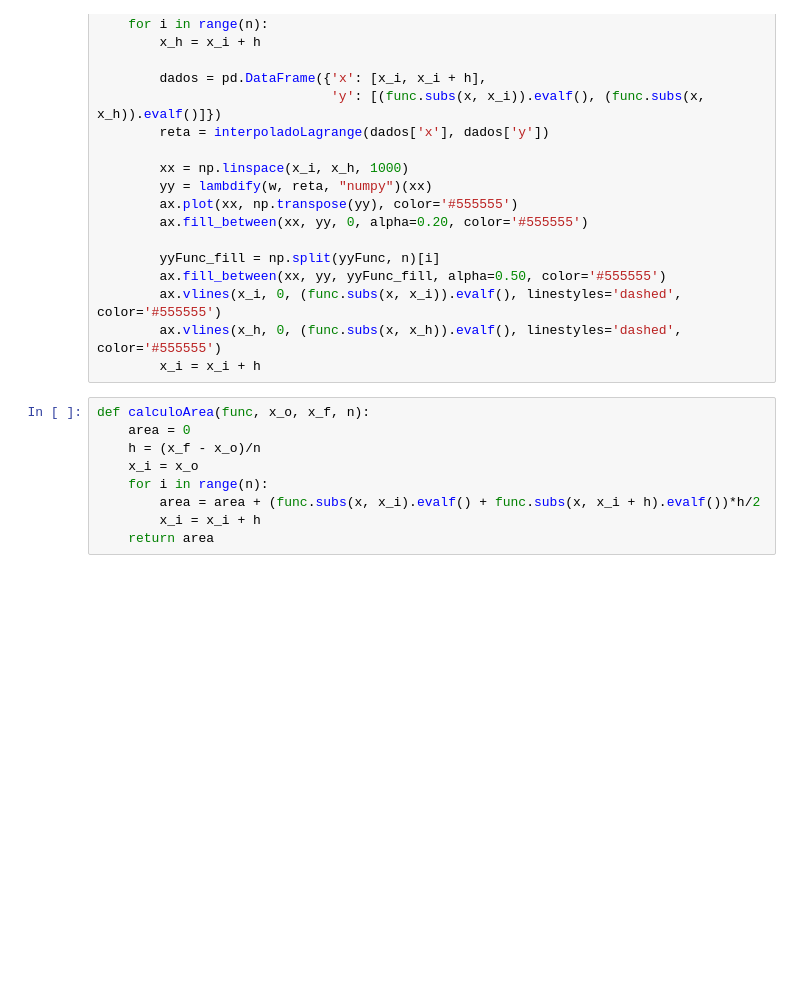
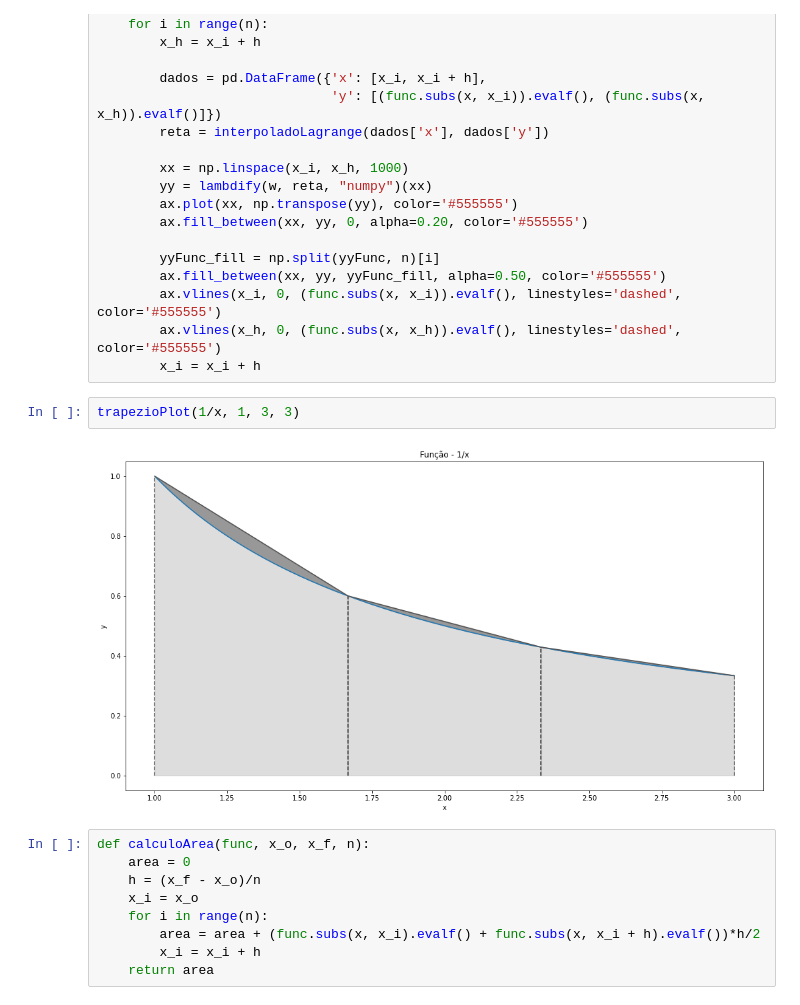
Before and after one commit to rodrigues-pedro/numerico_RegraTrapezio, a Jupyter notebook: exploracao.ipynb, the cells around one changed output. Cells and saved outputs as stored; diff of their text form; blank space fills up the shorter version.

```diff
--- a/exploracao.ipynb
+++ b/exploracao.ipynb
@@ -63,6 +63,10 @@ def trapezioPlot(func, x_o, x_f, n):
         ax.vlines(x_i, 0, (func.subs(x, x_i)).evalf(), linestyles='dashed', color='#555555')
         ax.vlines(x_h, 0, (func.subs(x, x_h)).evalf(), linestyles='dashed', color='#555555')
         x_i = x_i + h
+# %%
+trapezioPlot(1/x, 1, 3, 3)
+# %% [output]
+[figure, added]
 # %%
 def calculoArea(func, x_o, x_f, n):
     area = 0
```
Also changed, not shown: 2 other files.
